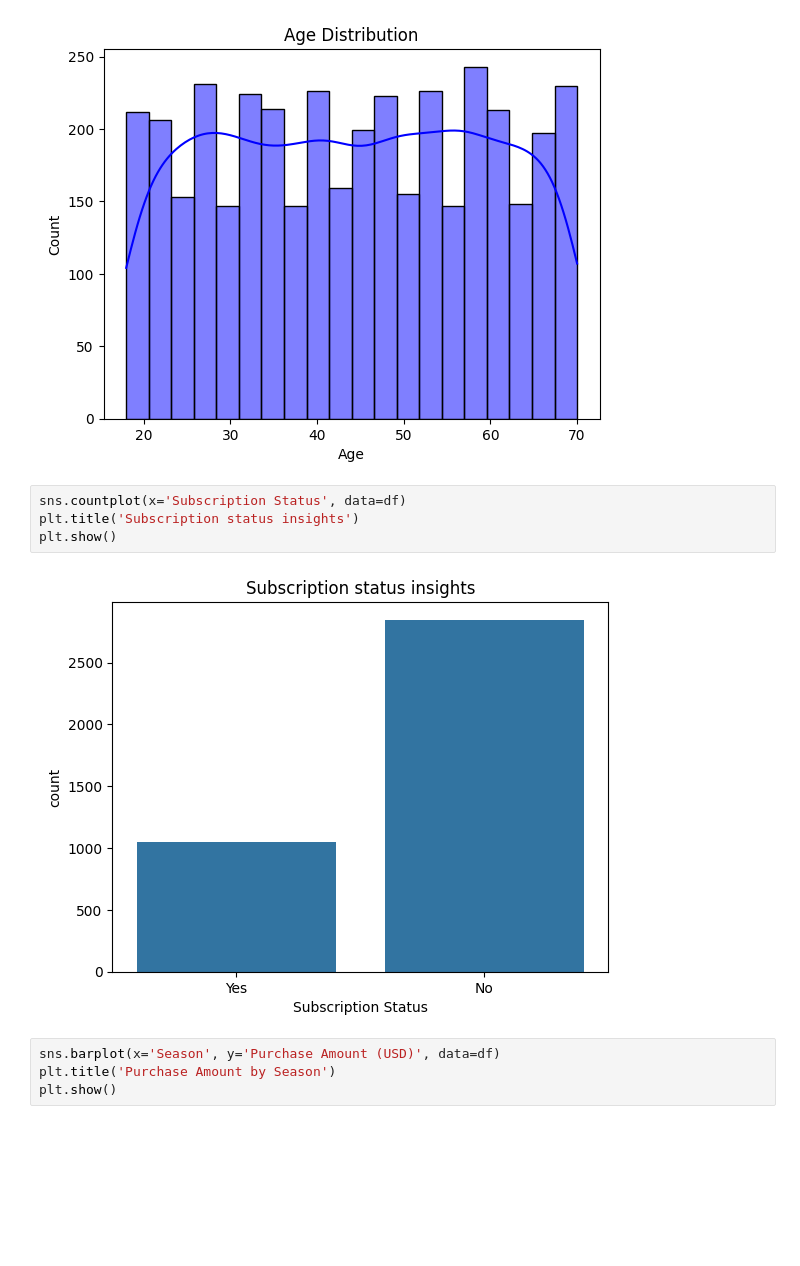
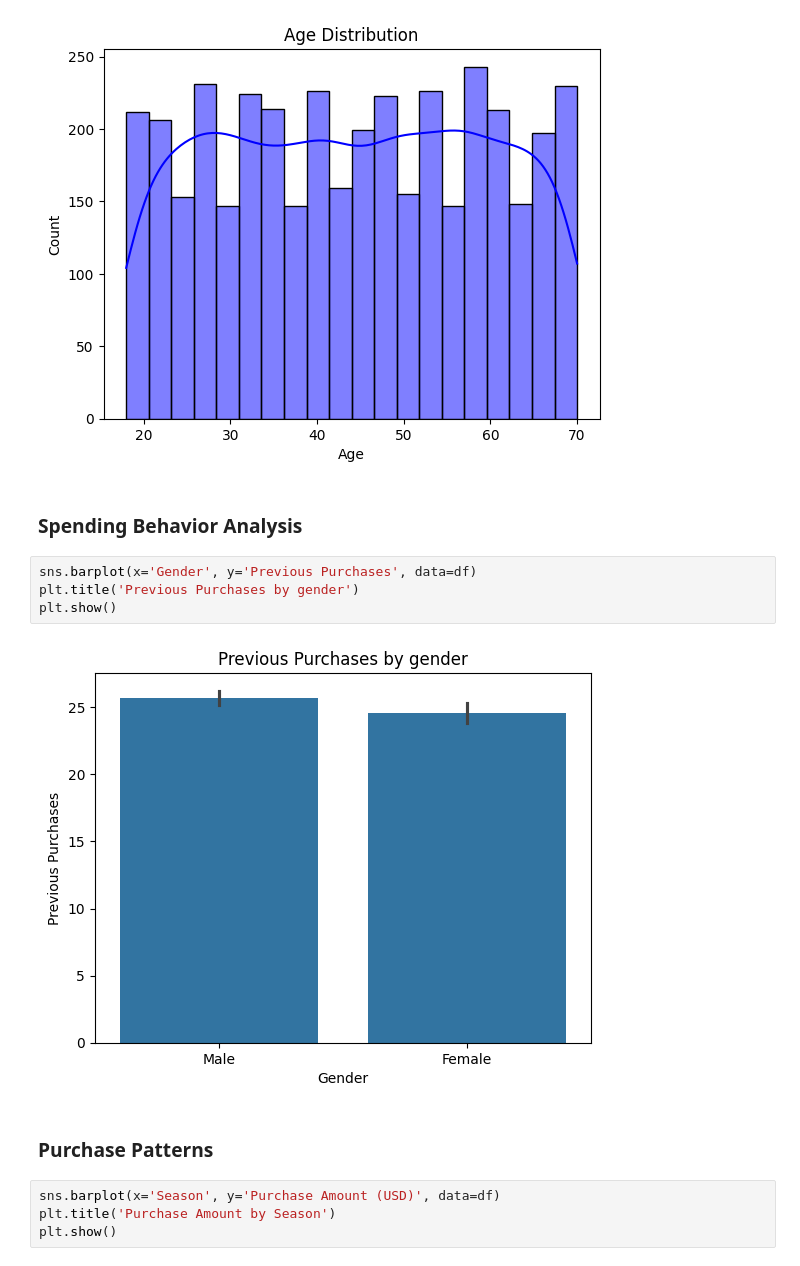
Before and after one commit to Lavishajagwani/Customer-Segmentation-And-Prediction, a Jupyter notebook: main.ipynb, the cells around one changed output. Drawn from its saved outputs; the diff is of its cells as text; blank space fills up the shorter version.

```diff
--- a/main.ipynb
+++ b/main.ipynb
@@ -79,12 +137,16 @@ plt.xlabel('Age')
 plt.show()
 # %% [output]
 [figure]
+# %% [markdown]
+### Spending Behavior Analysis
 # %%
-sns.countplot(x='Subscription Status', data=df)
-plt.title('Subscription status insights')
+sns.barplot(x='Gender', y='Previous Purchases', data=df)
+plt.title('Previous Purchases by gender')
 plt.show()
 # %% [output]
-[figure, old version]
+[figure, new version]
+# %% [markdown]
+### Purchase Patterns
 # %%
 sns.barplot(x='Season', y='Purchase Amount (USD)', data=df)
 plt.title('Purchase Amount by Season')
```
Also changed, not shown: parts of 15 cells of this notebook.
